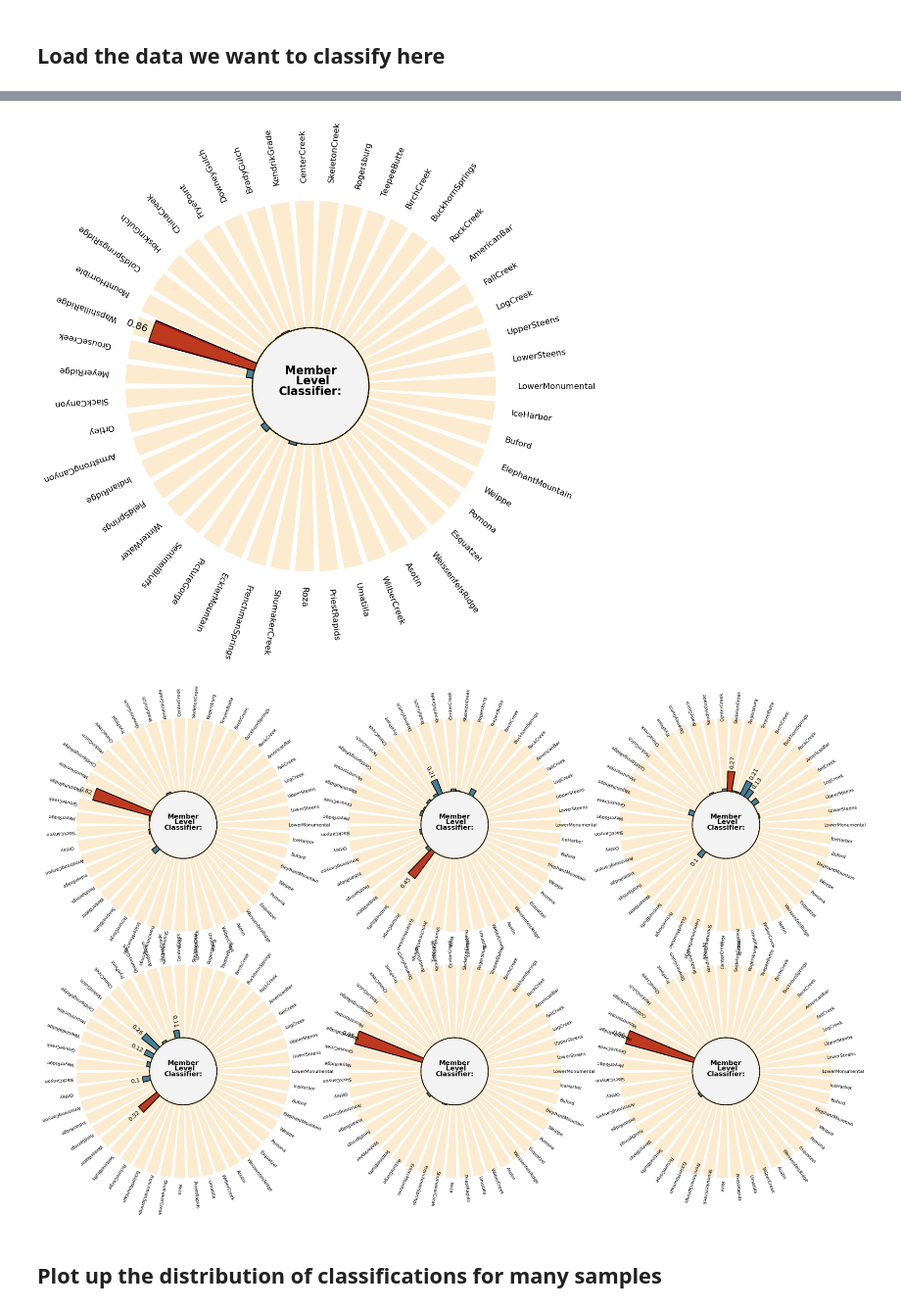
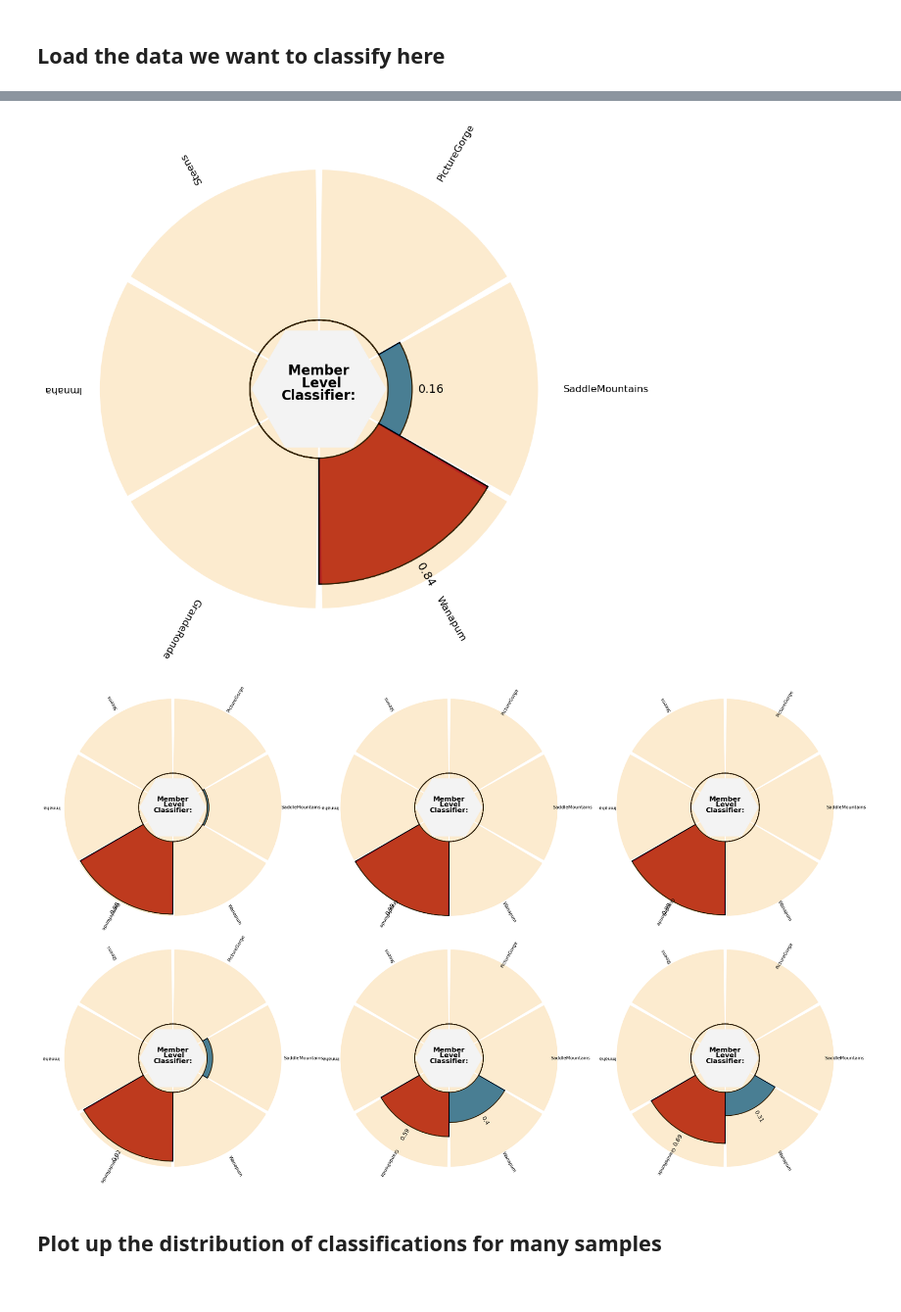
Before and after one commit to leifkarlstrom/CRB_ml_classifiers, a Jupyter notebook: notebooks/Hampton_CRB/Supervised_CRB_ClassifyData.ipynb, the cells around one changed output, grey strips where cells are left out. Shown: that part at 98% size. Saved outputs shown, nothing was run; the diff lists cells and outputs as text; code cells hidden in the pictures.

Commit message:
added Hampton thesis dikes and some ensemble plotting functions

```diff
--- a/notebooks/Hampton_CRB/Supervised_CRB_ClassifyData.ipynb
+++ b/notebooks/Hampton_CRB/Supervised_CRB_ClassifyData.ipynb
@@ -26,16 +26,14 @@ importlib.reload(geoplots)
 # %%
 
 ###Classify at formation level
-# filename = 'CRB_Formation_trainedon_100pct.pkl'
-# datalabelname = 'CRB_Formation_labels.pkl'
-# classlabels = 'FormationLookupTable.pkl'
+filename = 'CRB_Formation_trainedon_100pct_all_members.pkl'
+datalabelname = 'CRB_Formation_labels_all_members.pkl'
+classlabels = 'FormationLookupTable.pkl'
 
 ####Classify at member
-filename = 'CRB_Member_trainedon_100pct_all_members.pkl'
-
-datalabelname = 'CRB_Member_labels_all_members.pkl'
-
-classlabels = 'MemberLookupTable.pkl'
+# filename = 'CRB_Member_trainedon_100pct_all_members.pkl'
+# datalabelname = 'CRB_Member_labels_all_members.pkl'
+# classlabels = 'MemberLookupTable.pkl'
 
 featurelabels = 'TrainingDataFeatures.pkl'
 
@@ -83,14 +73,33 @@ Name: MemberID, Length: 4600, dtype: int64
 ## Load the data we want to classify here
 # %%
 #CRB database that we want to classify
-datafile = '/Users/leif/gitrepos/learngeochem/data/CRB/CRB_undifferentiated_2024.csv'
+datafile = '/Users/leif/gitrepos/learngeochem/data/CRB/HamptonThesis_S1DikeGeochemicalData.csv'
+#datafile = '/Users/leif/gitrepos/learngeochem/data/CRB/CRB_undifferentiated_2024.csv'
 #datafile = '/Users/leif/gitrepos/learngeochem/data/CRB/HughesDataAll_2024.csv'
 
 mx_data_=pd.read_csv(datafile, header=0)
 
+#print(mx_data_.head(2))
+print(trainingdata_labels)
 #drop columns to match the training dataset
 mx_features_ = mx_data_[trainingdata_labels]
+
+#do some processing to make sure all the numbers will play well with subsequent processing
+
+# Drop rows where the value in a column is zero
+mx_features_ = mx_features_[mx_features_ != 0]
+mx_features_=mx_features_.astype(float)
+# Round all columns to 2 decimal places
+mx_features_ = mx_features_.round(2)
 mx_features_ = mx_features_.dropna(axis=0, how='any')
 
-print(mx_features_.head(0))
+#double check that this dataframe is all numeric values
+numeric_df = mx_features_.apply(pd.to_numeric, errors='coerce')
+is_all_numeric = not numeric_df.isnull().values.any()
+print('dataframe is all numeric: ' + str(is_all_numeric))
+# Find rows with NaN values
+#rows_with_non_numbers = mx_features_[numeric_df.isna().any(axis=1)]
+
+print(mx_features_.head(2))
+print(np.shape(mx_features_))
 # %% [output]
@@ -163,7 +182,8 @@ print(probability_clean)
 #first, redefine the generic dataframe df to be associated with output from classified
 df = probability
 
-n=10
+#pick a sample to plot
+n=80
 data = np.array(df.iloc[n,:].values)
 # %%
 #single panel plot for one sample
@@ -178,7 +198,7 @@ classlabels = CRB_class_labels.Member
 
 geoplots.plot_single_classification(data,classlabels,fig,ax,centerlabel,12,lowerLimit)
 # %% [output]
-[figure, old version]
+[figure, new version]
 # %%
 #multiple panel plot
 nrow = 2
@@ -194,41 +214,41 @@ SLICES = [(i, j) for i in range(nrow) for j in range(ncol)]
 
 #generate list of indices to call from our dataframe of classified samples
 #total length needs to be equal to or greater than nrow*ncol
-lower=20
-upper=44
+lower=40
+upper=64
 nidx = [i for i in range(lower,upper)]
 
 for slice_ in SLICES:
     # Select axis
     ii = (slice_[1]+1) + ncol*slice_[0]
 
     ax = axes[slice_[0],slice_[1]]
 
     # Select indexes corresponding to the passwords in this category
     #test dataset
     n=nidx[ii-1]
 
     data = np.array(df.iloc[n,:].values)
 
     # Set the coordinates limits
     #upperLimit = 1
     lowerLimit = .01
 
     #we will set any value less than 'lowerlimit' to zero for ease in visualization.
     data[data<lowerLimit]=0
 
     #sample number label
     centerlabel="Member\n Level\nClassifier:\n"
     classlabels = CRB_class_labels.Member
 
     geoplots.plot_single_classification(data,classlabels,fig,ax,centerlabel,8,lowerLimit)
 
 # Adjust space between subplots.
 # 'wspace=0' leaves no horizontal space between subplots.
 # 'hspace=0' leaves no vertical space between subplots.
 fig.subplots_adjust(wspace=0.1, hspace=0.1)
 # %% [output]
-[figure, old version]
+[figure, new version]
 # %% [markdown]
 ## Plot up the distribution of classifications for many samples
 # %%
```
Also changed, not shown: parts of 14 cells of this notebook, 1 other file.
